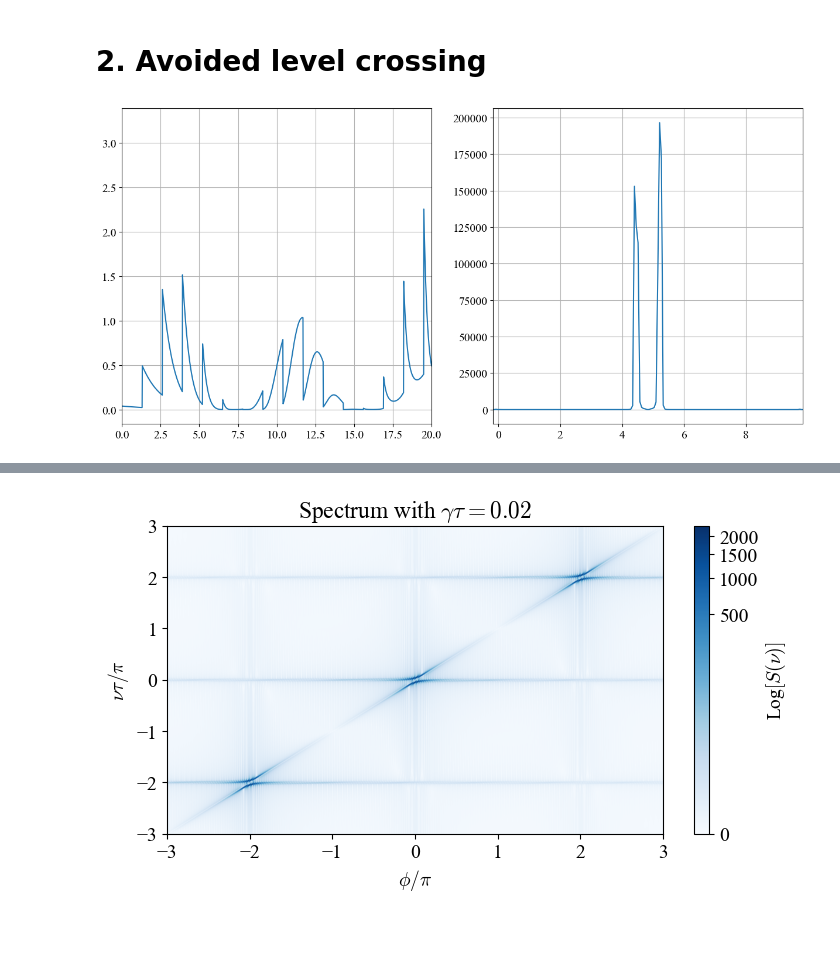
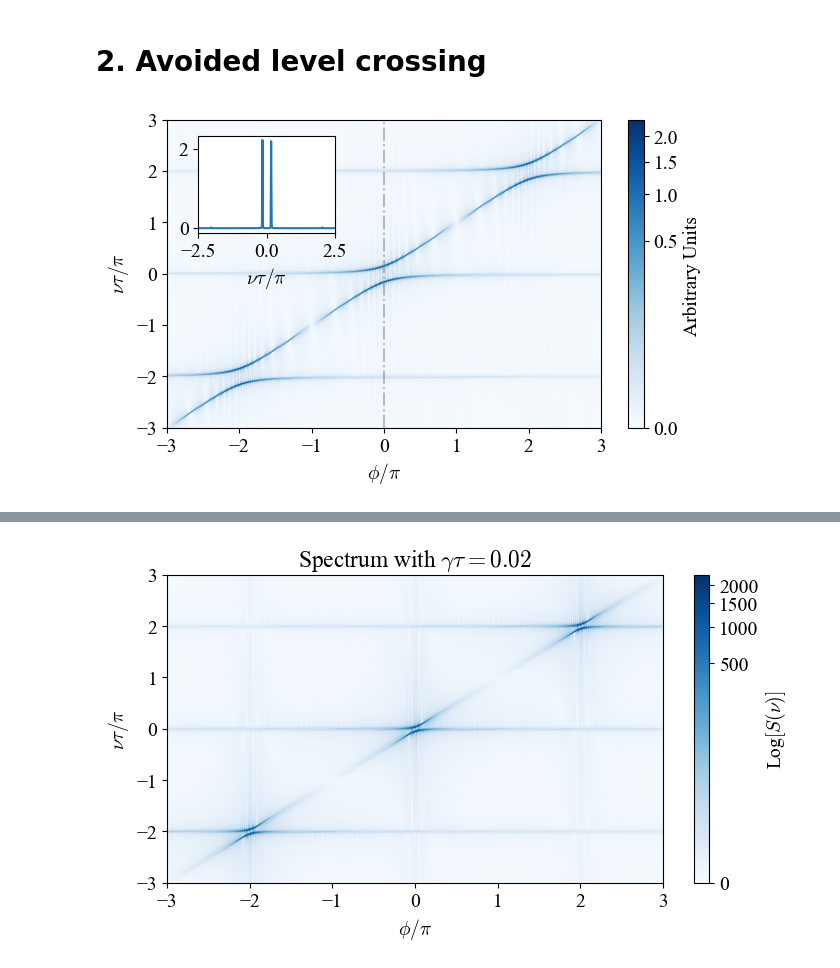
Before and after one commit to Taitoos2/non_markovian_qubit_swap, a Jupyter notebook: Idea_2.ipynb, the cells around one changed output, grey strips where cells are left out. Saved outputs shown, nothing was run; the diff lists cells and outputs as text; code cells hidden in the pictures; blank space fills up the shorter version.

Commit message:
finishing paper's graphs. still have to give format to the renormalization's graph

```diff
--- a/Idea_2.ipynb
+++ b/Idea_2.ipynb
@@ -58,50 +58,5 @@ _ = exp004(gamma_list=[0.1],Delta_list=list(range(2,41,1)),n_steps=1001,L2_metho
 [figure]
 # %% [markdown]
 # 2. Avoided level crossing
-# %%
-from aux_funs import average_fft,DDE_analytical,paralelizar
-from scipy.interpolate import interp1d
-
-gamma = 0.2
-phi = 2*np.pi
-tau = 1.3
-t_max = 80*tau
-Delta = phi/tau
-
-t = np.linspace(0,t_max,8001)
-J = DDE_analytical(gamma=gamma,phi=phi,tau=tau,t=t)
-
-def a_in_0(t,J_0,tau,phi,gamma):
-
-	N = int(t[-1]/tau)
-	Delta = phi/tau
-	J = np.exp(1j*Delta*t)*J_0
-
-	a = np.sqrt(gamma)*J
-	J_inter = interp1d(x=t,y=J,bounds_error=False, fill_value=0)
-	for n in range(1,N):
-		a+= np.sqrt(gamma)*np.exp(1j*n*phi)*J_inter(t-n*tau)*np.heaviside(t-n*tau,0)
-	return a
-
-
-a = a_in_0(t,J,tau,phi,gamma)
-I = np.abs(a)**2
-
-w,u_0 = average_fft(t,a,np.arange(5000,5200))
-u = np.abs(u_0)**2
-fig,axs = plt.subplots(1,2,figsize=(15,7))
-
-axs[0].plot(t,np.abs(I)**2)
-axs[0].set_xlim(0,20)
-axs[0].grid()
-
-axs[1].plot(w+Delta,np.abs(u)**2)
-axs[1].set_xlim(-5+Delta,5+Delta)
-# axs[1].axvline(x=2*np.sqrt(gamma/tau),linestyle='--',color='k',alpha=0.5)
-axs[1].grid()
-
-plt.show()
-# %% [output]
-[figure, removed]
 # %%
 from matplotlib.colors import PowerNorm
@@ -166 +151,5 @@ def exp005(gamma:float=0.1,
 	plt.show()
+# %%
+exp005(gamma=0.25,phi_range =list(np.linspace(-3*np.pi,3*np.pi,600)))
+# %% [output]
+[figure, added]
```
Also changed, not shown: parts of 3 cells of this notebook, 6 other files.
